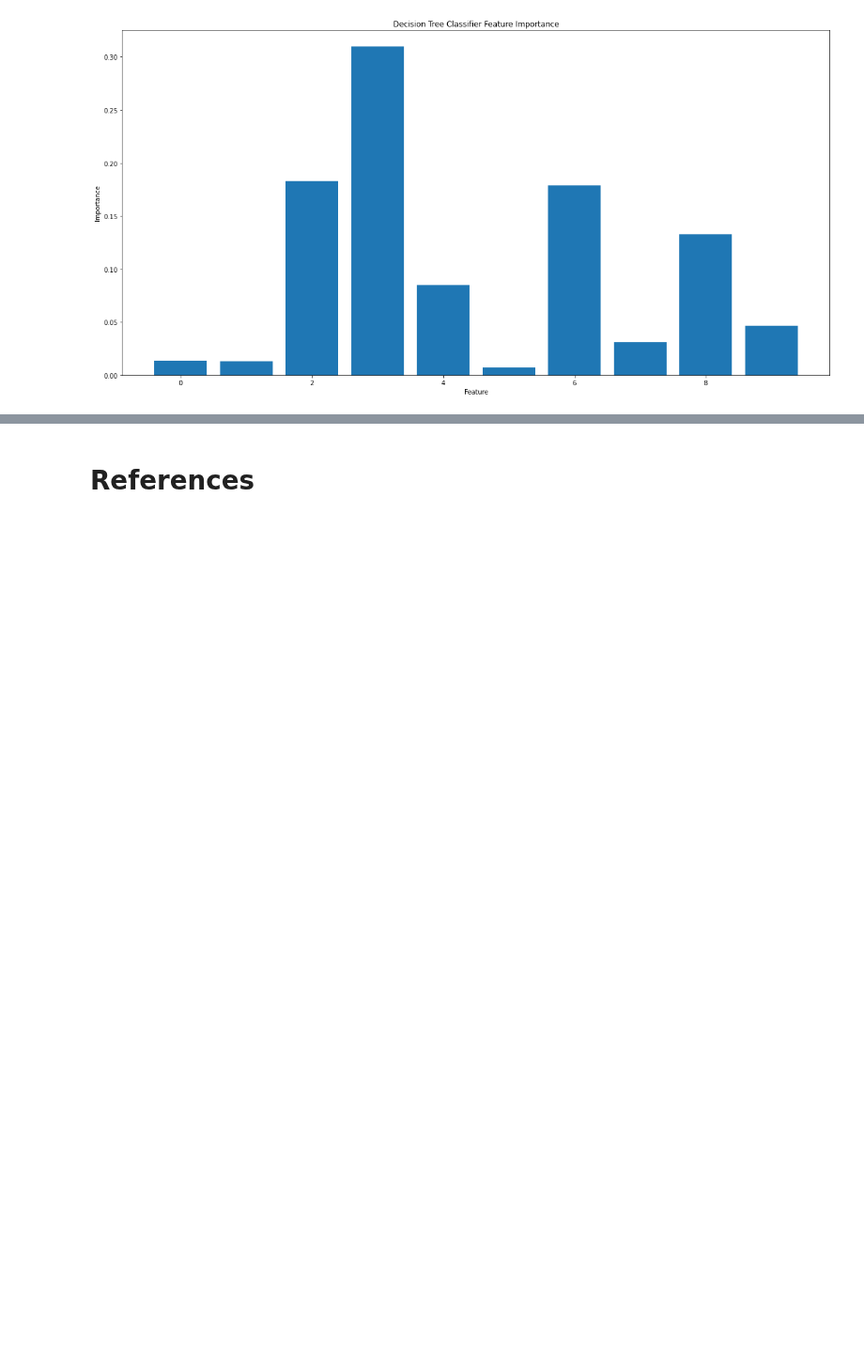
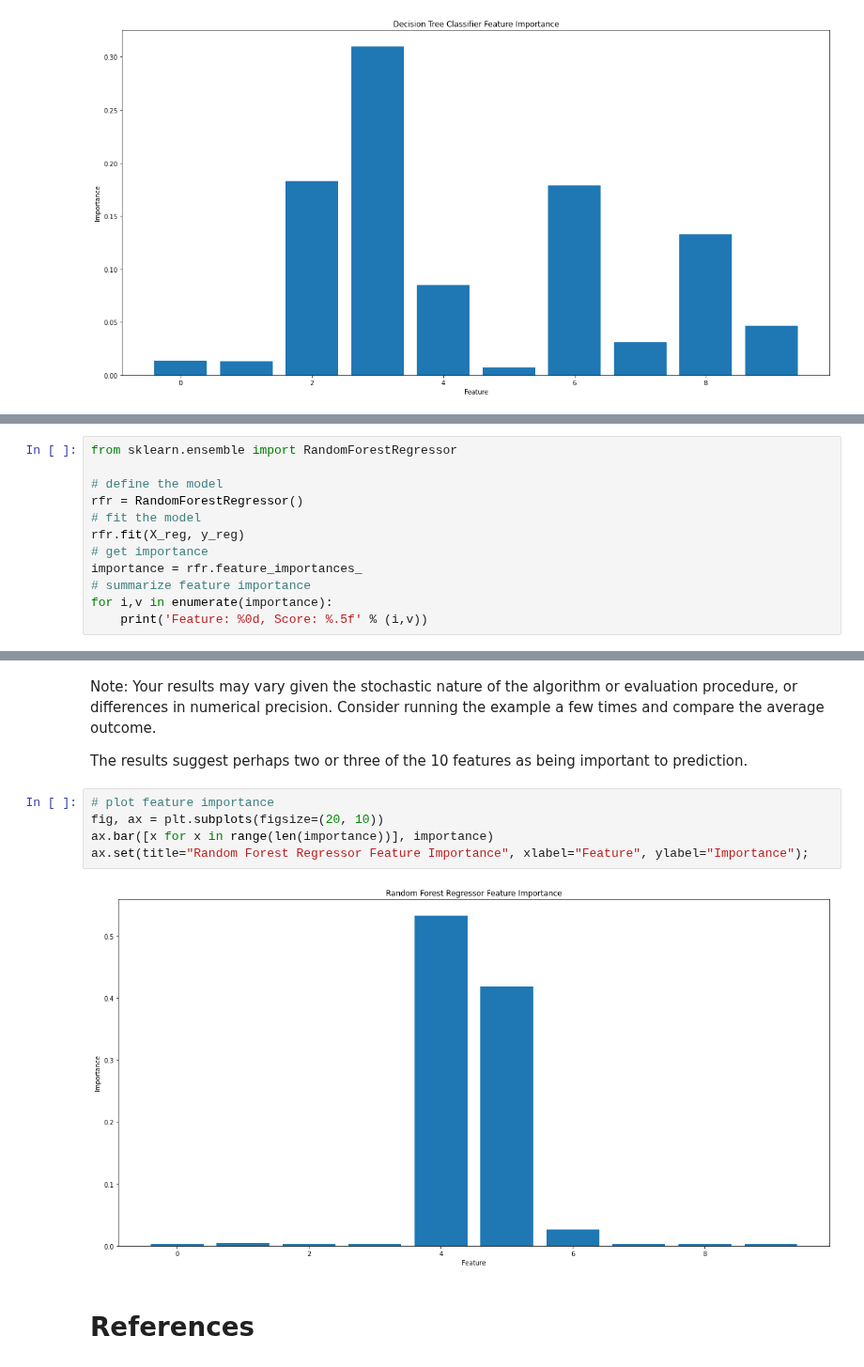
Before and after one commit to hsteinshiromoto/blog, a Jupyter notebook: notebooks/how_to_calculate_feature_importance_with_python/how_to_calculate_feature_importance_with_python.ipynb, the cells around one changed output, grey strips where cells are left out. Shown at 94% size. Drawn from its saved outputs; the diff is of its cells as text; blank space fills up the shorter version.

```diff
--- a/notebooks/how_to_calculate_feature_importance_with_python/how_to_calculate_feature_importance_with_python.ipynb
+++ b/notebooks/how_to_calculate_feature_importance_with_python/how_to_calculate_feature_importance_with_python.ipynb
@@ -265,0 +280,12 @@ ax.set(title="Decision Tree Classifier Feature Importance", xlabel="Feature", yl
+# %%
+from sklearn.ensemble import RandomForestRegressor
+
+# define the model
+rfr = RandomForestRegressor()
+# fit the model
+rfr.fit(X_reg, y_reg)
+# get importance
+importance = rfr.feature_importances_
+# summarize feature importance
+for i,v in enumerate(importance):
+	print('Feature: %0d, Score: %.5f' % (i,v))
@@ -266,3 +303,14 @@ ax.set(title="Decision Tree Classifier Feature Importance", xlabel="Feature", yl
+# %% [markdown]
+Note: Your results may vary given the stochastic nature of the algorithm or evaluation procedure, or differences in numerical precision. Consider running the example a few times and compare the average outcome.
+
+The results suggest perhaps two or three of the 10 features as being important to prediction.
+# %%
+# plot feature importance
+fig, ax = plt.subplots(figsize=(20, 10))
+ax.bar([x for x in range(len(importance))], importance)
+ax.set(title="Random Forest Regressor Feature Importance", xlabel="Feature", ylabel="Importance");
+# %% [output]
+[figure, added]
 # %% [markdown]
 # References
 # %% [markdown]
```
Also changed, not shown: parts of 5 cells of this notebook.
